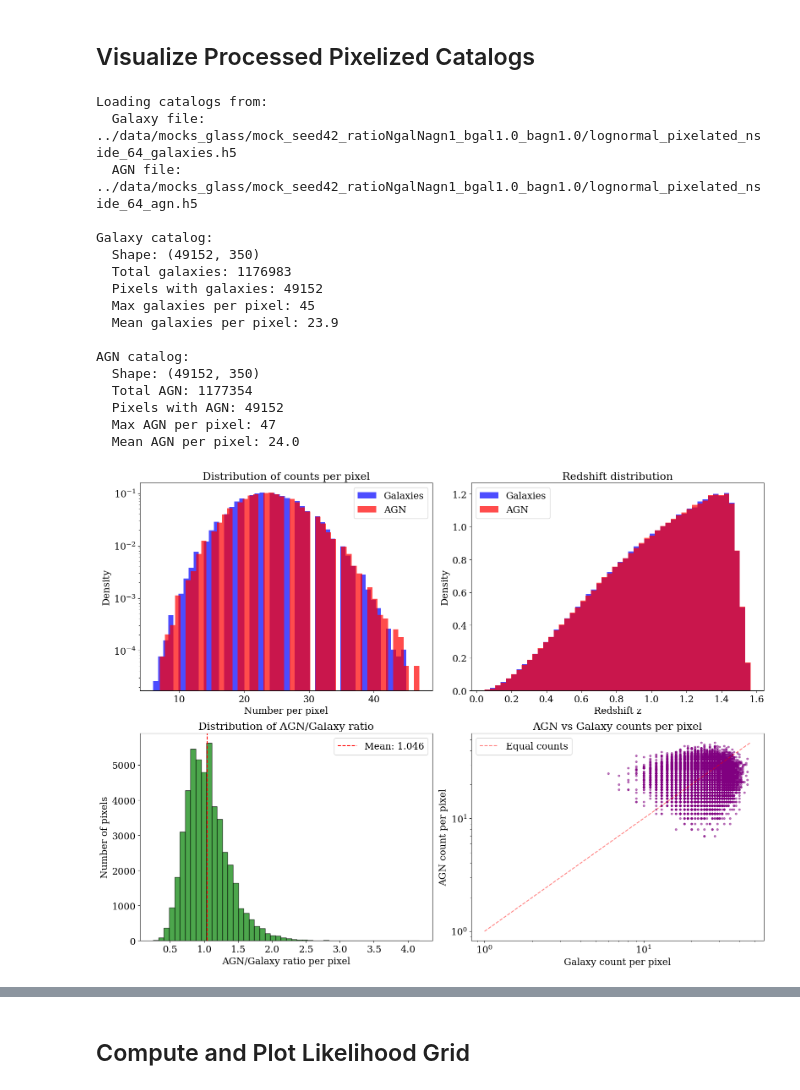
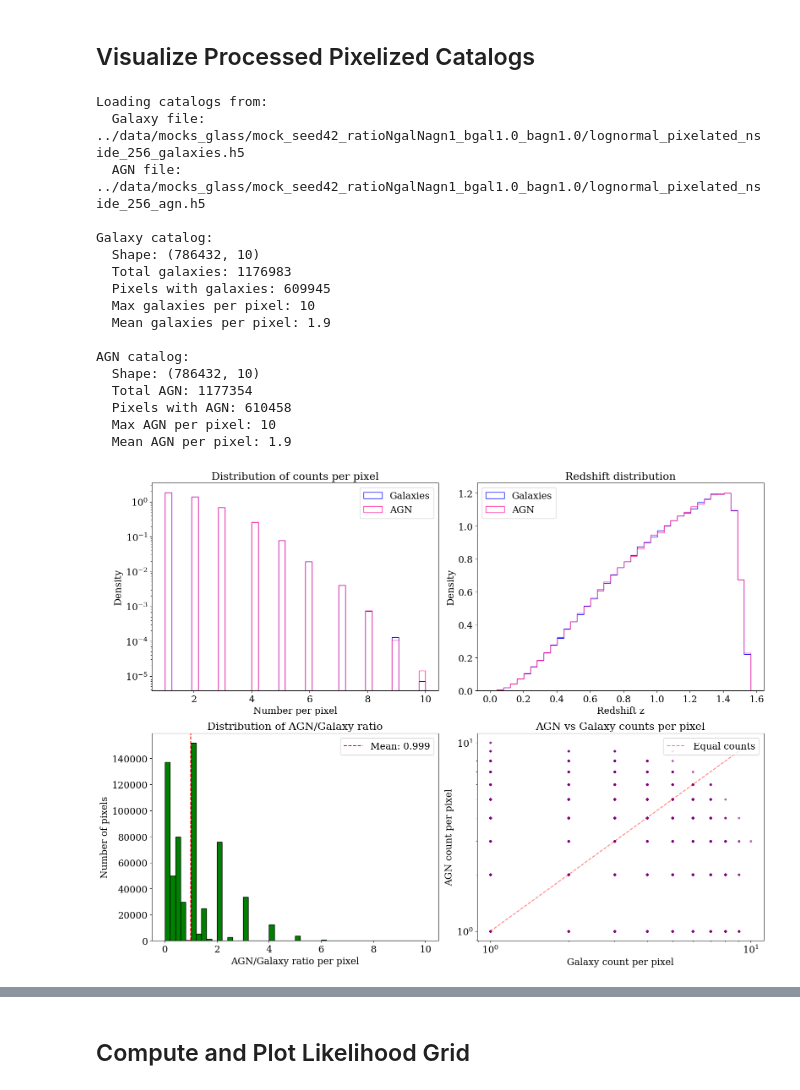
Before and after one commit to kstoreyf/gws-agn, a Jupyter notebook: notebooks/2025-11-26_inference_fdirect.ipynb, the cells around one changed output, grey strips where cells are left out. Drawn from its saved outputs; the diff is of its cells as text; code cells hidden in the pictures.

```diff
--- a/notebooks/2025-11-26_inference_fdirect.ipynb
+++ b/notebooks/2025-11-26_inference_fdirect.ipynb
@@ -42,7 +42,7 @@ ratioNgalNagn = 1
 bias_gal = 1.0
 bias_agn = 1.0
 seed = 42
-nside = 64
+nside = 256
 
 tag_mock_extra = f'_bgal{bias_gal}_bagn{bias_agn}'
 tag_mock = f'_seed{seed}_ratioNgalNagn{ratioNgalNagn}{tag_mock_extra}'
@@ -56,8 +56,8 @@ print(f"  AGN file: {agn_file}")
 
 # Load catalog data
 with h5py.File(galaxy_file, 'r') as f:
-    zgals = np.array(f['zgals'])
-    ngals = np.array(f['ngals'])
+    zgals = np.array(f['z'])
+    ngals = np.array(f['n_in_pixel'])
     print(f"\nGalaxy catalog:")
     print(f"  Shape: {zgals.shape}")
     print(f"  Total galaxies: {ngals.sum()}")
@@ -66,8 +66,8 @@ with h5py.File(galaxy_file, 'r') as f:
     print(f"  Mean galaxies per pixel: {ngals[ngals > 0].mean():.1f}")
 
 with h5py.File(agn_file, 'r') as f:
-    zagns = np.array(f['zagn'])
-    nagns = np.array(f['nagn'])
+    zagns = np.array(f['z'])
+    nagns = np.array(f['n_in_pixel'])
     print(f"\nAGN catalog:")
     print(f"  Shape: {zagns.shape}")
     print(f"  Total AGN: {nagns.sum()}")
@@ -82,10 +82,16 @@ fig, axes = plt.subplots(2, 2, figsize=(16, 12))
 fontsize = 16
 title_fontsize = 18
 
+# colors
+color_gal = 'blue'
+color_agn = 'deeppink'
+
 # 1. Count distribution per pixel
 ax = axes[0, 0]
-ax.hist(ngals[ngals > 0], bins=50, alpha=0.7, label='Galaxies', color='blue', density=True)
-ax.hist(nagns[nagns > 0], bins=50, alpha=0.7, label='AGN', color='red', density=True)
+all_counts = np.concatenate([ngals[ngals > 0], nagns[nagns > 0]])
+bins = np.linspace(np.min(all_counts), np.max(all_counts), 40)
+ax.hist(ngals[ngals > 0], bins=bins, alpha=1, label='Galaxies', color=color_gal, histtype='step', density=True)
+ax.hist(nagns[nagns > 0], bins=bins, alpha=1, label='AGN', color=color_agn, histtype='step', density=True)
 ax.set_xlabel('Number per pixel', fontsize=fontsize)
 ax.set_ylabel('Density', fontsize=fontsize)
 ax.set_title('Distribution of counts per pixel', fontsize=title_fontsize)
@@ -95,11 +101,12 @@ ax.set_yscale('log')
 
 # 2. Redshift distribution
 ax = axes[0, 1]
-# Extract valid redshifts (not 100)
-valid_zgals = zgals[zgals != 100]
-valid_zagns = zagns[zagns != 100]
-ax.hist(valid_zgals, bins=50, alpha=0.7, label='Galaxies', color='blue', density=True)
-ax.hist(valid_zagns, bins=50, alpha=0.7, label='AGN', color='red', density=True)
+# Extract valid redshifts (not NaN)
+bins = np.linspace(0, np.max(np.concatenate([zgals[~np.isnan(zgals)], zagns[~np.isnan(zagns)]])), 40)
+valid_zgals = zgals[~np.isnan(zgals)]
+valid_zagns = zagns[~np.isnan(zagns)]
+ax.hist(valid_zgals, bins=bins, alpha=1, label='Galaxies', color=color_gal, histtype='step', density=True)
+ax.hist(valid_zagns, bins=bins, alpha=1, label='AGN', color=color_agn, histtype='step', density=True)
 ax.set_xlabel('Redshift z', fontsize=fontsize)
 ax.set_ylabel('Density', fontsize=fontsize)
 ax.set_title('Redshift distribution', fontsize=title_fontsize)
@@ -112,7 +119,7 @@ mask = ngals > 0
 ratio = np.zeros_like(ngals, dtype=float)
 ratio[mask] = nagns[mask] / ngals[mask]
 ratio[~mask] = np.nan
-ax.hist(ratio[mask], bins=50, alpha=0.7, color='green', edgecolor='black')
+ax.hist(ratio[mask], bins=50, alpha=1, color='green', edgecolor='black')
 ax.set_xlabel('AGN/Galaxy ratio per pixel', fontsize=fontsize)
 ax.set_ylabel('Number of pixels', fontsize=fontsize)
 ax.set_title('Distribution of AGN/Galaxy ratio', fontsize=title_fontsize)
@@ -126,44 +133,44 @@ ax.scatter(ngals, nagns, alpha=0.5, s=10, c='purple')
 ax.set_xlabel('Galaxy count per pixel', fontsize=fontsize)
 ax.set_ylabel('AGN count per pixel', fontsize=fontsize)
 ax.set_title('AGN vs Galaxy counts per pixel', fontsize=title_fontsize)
 ax.set_xscale('log')
 ax.set_yscale('log')
 # Add diagonal line for equal counts
 max_val = max(ngals.max(), nagns.max())
 ax.plot([1, max_val], [1, max_val], 'r--', alpha=0.5, label='Equal counts')
 ax.legend(fontsize=fontsize)
 ax.tick_params(labelsize=fontsize)
 
 plt.tight_layout()
 plt.show()
 
 # Print some statistics
 # print(f"\nCatalog comparison:")
 # print(f"  Pixels with both AGN and galaxies: {both_mask.sum()}")
 # print(f"  Pixels with only galaxies: {((ngals > 0) & (nagns == 0)).sum()}")
 # print(f"  Pixels with only AGN: {((ngals == 0) & (nagns > 0)).sum()}")
 # print(f"  Empty pixels: {((ngals == 0) & (nagns == 0)).sum()}")
 # print(f"\n  Mean AGN/Galaxy ratio (where galaxies > 0): {ratio_map[mask].mean():.3f}")
 # print(f"  Median AGN/Galaxy ratio (where galaxies > 0): {np.nanmedian(ratio_map[mask]):.3f}")
 # %% [output]
 Loading catalogs from:
-  Galaxy file: ../data/mocks_glass/mock_seed42_ratioNgalNagn1_bgal1.0_bagn1.0/lognormal_pixelated_nside_64_galaxies.h5
-  AGN file: ../data/mocks_glass/mock_seed42_ratioNgalNagn1_bgal1.0_bagn1.0/lognormal_pixelated_nside_64_agn.h5
+  Galaxy file: ../data/mocks_glass/mock_seed42_ratioNgalNagn1_bgal1.0_bagn1.0/lognormal_pixelated_nside_256_galaxies.h5
+  AGN file: ../data/mocks_glass/mock_seed42_ratioNgalNagn1_bgal1.0_bagn1.0/lognormal_pixelated_nside_256_agn.h5
 
 Galaxy catalog:
-  Shape: (49152, 350)
+  Shape: (786432, 10)
   Total galaxies: 1176983
-  Pixels with galaxies: 49152
-  Max galaxies per pixel: 45
-  Mean galaxies per pixel: 23.9
+  Pixels with galaxies: 609945
+  Max galaxies per pixel: 10
+  Mean galaxies per pixel: 1.9
 
 AGN catalog:
-  Shape: (49152, 350)
+  Shape: (786432, 10)
   Total AGN: 1177354
-  Pixels with AGN: 49152
-  Max AGN per pixel: 47
-  Mean AGN per pixel: 24.0
+  Pixels with AGN: 610458
+  Max AGN per pixel: 10
+  Mean AGN per pixel: 1.9
-[figure, old version]
+[figure, new version]
 # %%
 # Create sky maps - each in its own row
 npix = hp.nside2npix(nside)
```
Also changed, not shown: parts of 12 cells of this notebook, 6 other files.
